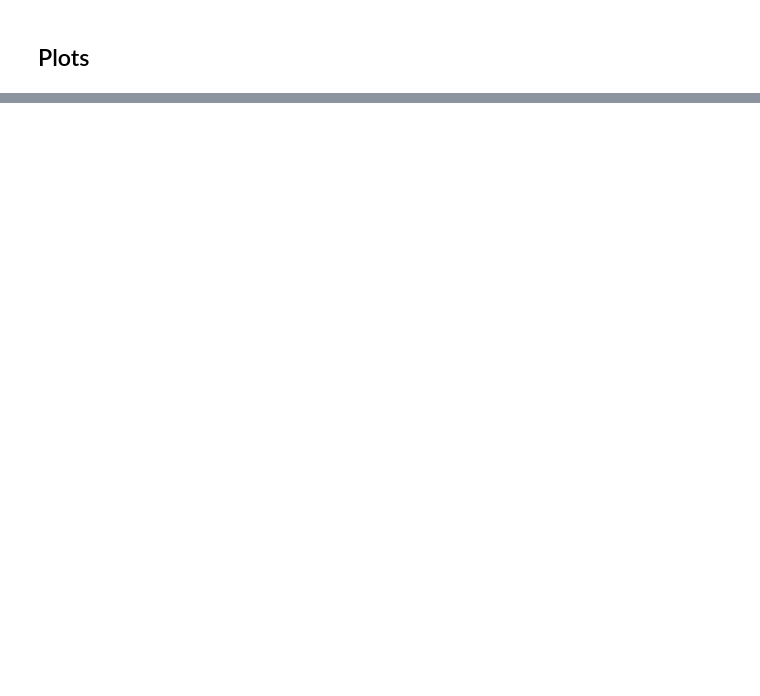
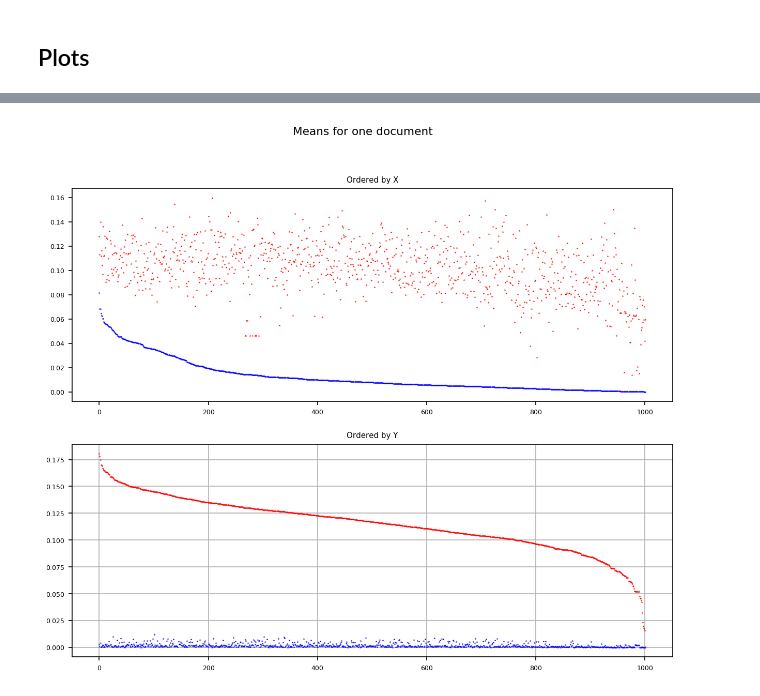
Before and after one commit to sdhdez/article-similarity, a Jupyter notebook: ArticleSimilarity/04_.ipynb, the cells around one changed output, grey strips where cells are left out. Saved outputs shown, nothing was run; the diff lists cells and outputs as text; code cells hidden in the pictures; blank space fills up the shorter version.

```diff
--- a/ArticleSimilarity/04_.ipynb
+++ b/ArticleSimilarity/04_.ipynb
@@ -209,0 +242,32 @@ plot_submatrices(matrix_to_plot)
+# %%
+n_documents = 1
+cor = sess.run(ppc_XY)[Y_indices]
+
+for i, idoc in enumerate(indexdocs_ordered_word2vec[:n_documents]):
+    result = rq.find_indexdoc(ix_data, idoc)
+    if cor[i] < 0.0:
+        for r in result:
+            print(i,"\t", r['content'])
+# %%
+fig = plt.figure(figsize=(10, 8))
+fig.suptitle("Means for one document")
+
+Y_ = sess.run(Y)
+X_ = sess.run(X)
+document_offset = 100
+
+ax_0 = plt.subplot(2, 1, 1)
+ax_0.set_title("Ordered by X")
+ax_0.plot(X_[:, X_indices][X_indices, :][:, document_offset:document_offset+1], "b*", lw=0.5, mew=0.0, ms=2.0)
+ax_0.plot(Y_[:, X_indices][X_indices, :][:, document_offset:document_offset+1], "r*", lw=0.5, mew=0.0, ms=2.0)
+
+ax_1 = plt.subplot(2, 1, 2)
+ax_1.set_title("Ordered by Y")
+ax_1.plot(X_[:, Y_indices][Y_indices, :][:, document_offset:document_offset+1], "b*", lw=0.5, mew=0.0, ms=2.0)
+ax_1.plot(Y_[:, Y_indices][Y_indices, :][:, document_offset:document_offset+1], "r*", lw=0.5, mew=0.0, ms=2.0)
+
+plt.grid(True)
+# plt.legend(fontsize=10)
+plt.show()
+# %% [output]
+[figure, added]
```
Also changed, not shown: parts of 21 cells of this notebook, 3 other files.
